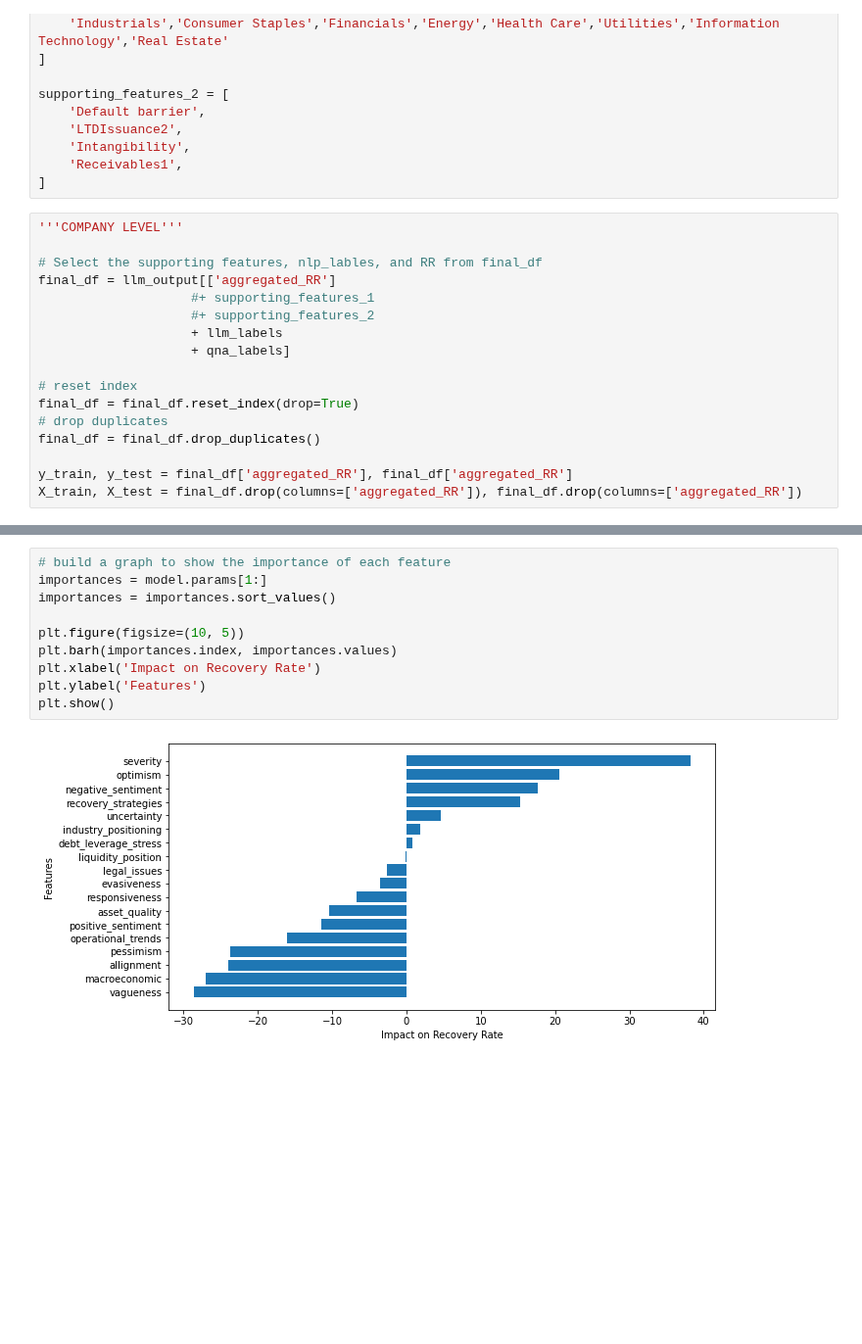
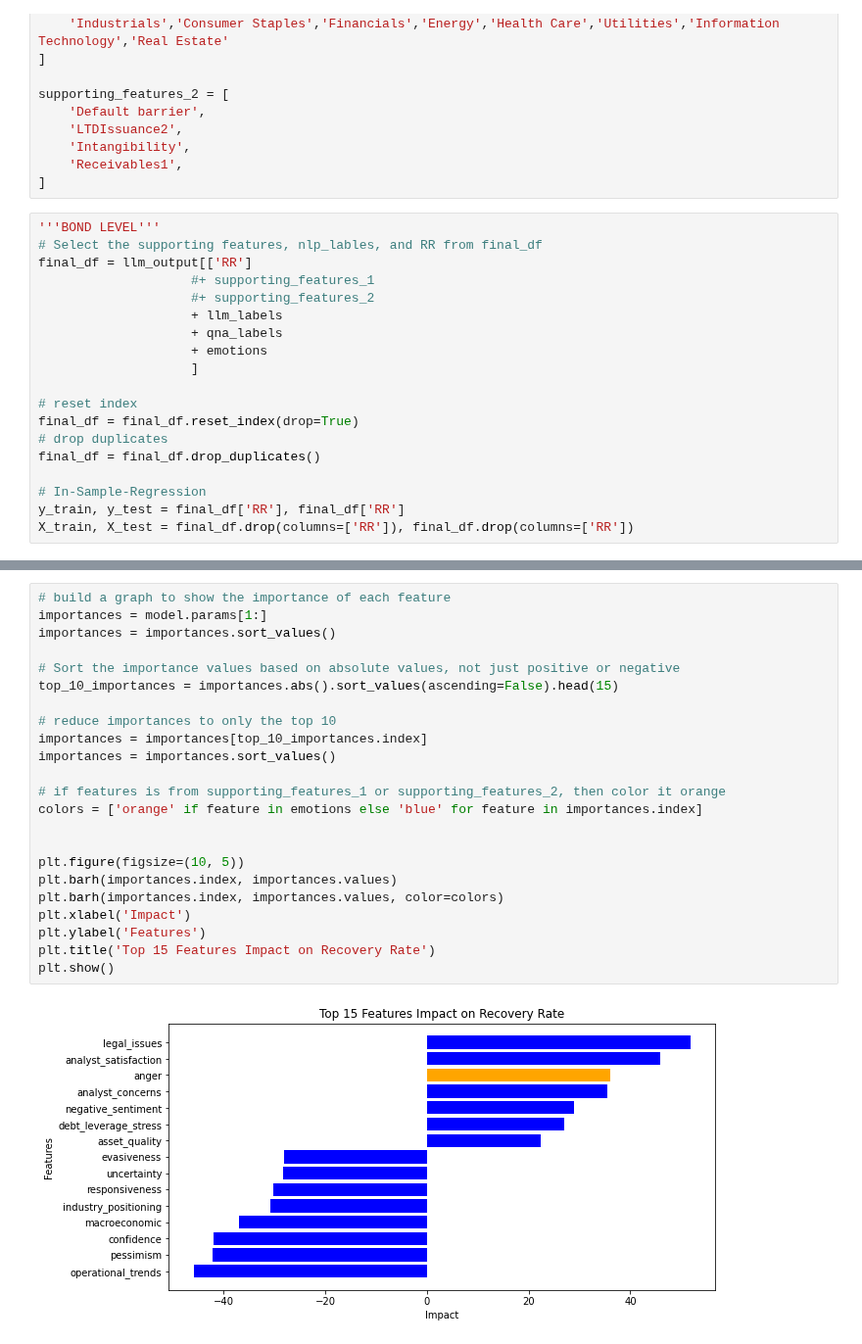
Before and after one commit to constantin1101/LLM_CreditorRRPrediction, a Jupyter notebook: combined.ipynb, the cells around one changed output, grey strips where cells are left out. Shown at 98% size. Cells and saved outputs as stored; diff of their text form; blank space fills up the shorter version.

Commit message:
Adjust graphs

```diff
--- a/combined.ipynb
+++ b/combined.ipynb
@@ -57,22 +114,24 @@ supporting_features_2 = [
     'Receivables1',
 ]
 # %%
-'''COMPANY LEVEL'''
-
+'''BOND LEVEL'''
 # Select the supporting features, nlp_lables, and RR from final_df
-final_df = llm_output[['aggregated_RR']
+final_df = llm_output[['RR']
                     #+ supporting_features_1
                     #+ supporting_features_2
                     + llm_labels
-                    + qna_labels]
+                    + qna_labels
+                    + emotions
+                    ]
 
 # reset index
 final_df = final_df.reset_index(drop=True)
 # drop duplicates
 final_df = final_df.drop_duplicates()
 
-y_train, y_test = final_df['aggregated_RR'], final_df['aggregated_RR']
-X_train, X_test = final_df.drop(columns=['aggregated_RR']), final_df.drop(columns=['aggregated_RR'])
+# In-Sample-Regression
+y_train, y_test = final_df['RR'], final_df['RR']
+X_train, X_test = final_df.drop(columns=['RR']), final_df.drop(columns=['RR'])
 # %%
 # Bond data 2 + LLM features
 
@@ -160,12 +189,25 @@ print(vif)
 # %%
 # build a graph to show the importance of each feature
 importances = model.params[1:]
 importances = importances.sort_values()
 
+# Sort the importance values based on absolute values, not just positive or negative
+top_10_importances = importances.abs().sort_values(ascending=False).head(15)
+
+# reduce importances to only the top 10
+importances = importances[top_10_importances.index]
+importances = importances.sort_values()
+
+# if features is from supporting_features_1 or supporting_features_2, then color it orange
+colors = ['orange' if feature in emotions else 'blue' for feature in importances.index]
+
+
 plt.figure(figsize=(10, 5))
 plt.barh(importances.index, importances.values)
-plt.xlabel('Impact on Recovery Rate')
+plt.barh(importances.index, importances.values, color=colors)
+plt.xlabel('Impact')
 plt.ylabel('Features')
+plt.title('Top 15 Features Impact on Recovery Rate')
 plt.show()
 # %% [output]
-[figure, old version]
+[figure, new version]
```
Also changed, not shown: parts of 8 cells of this notebook, 3 other files.
